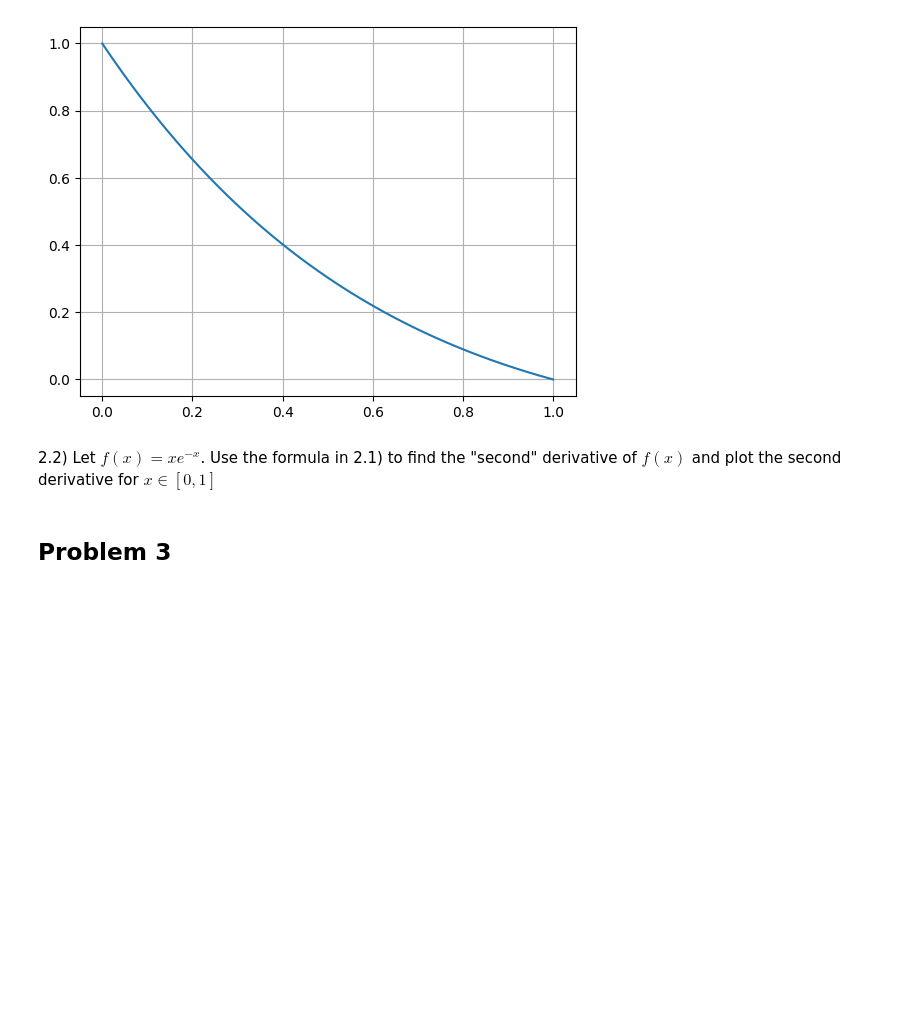
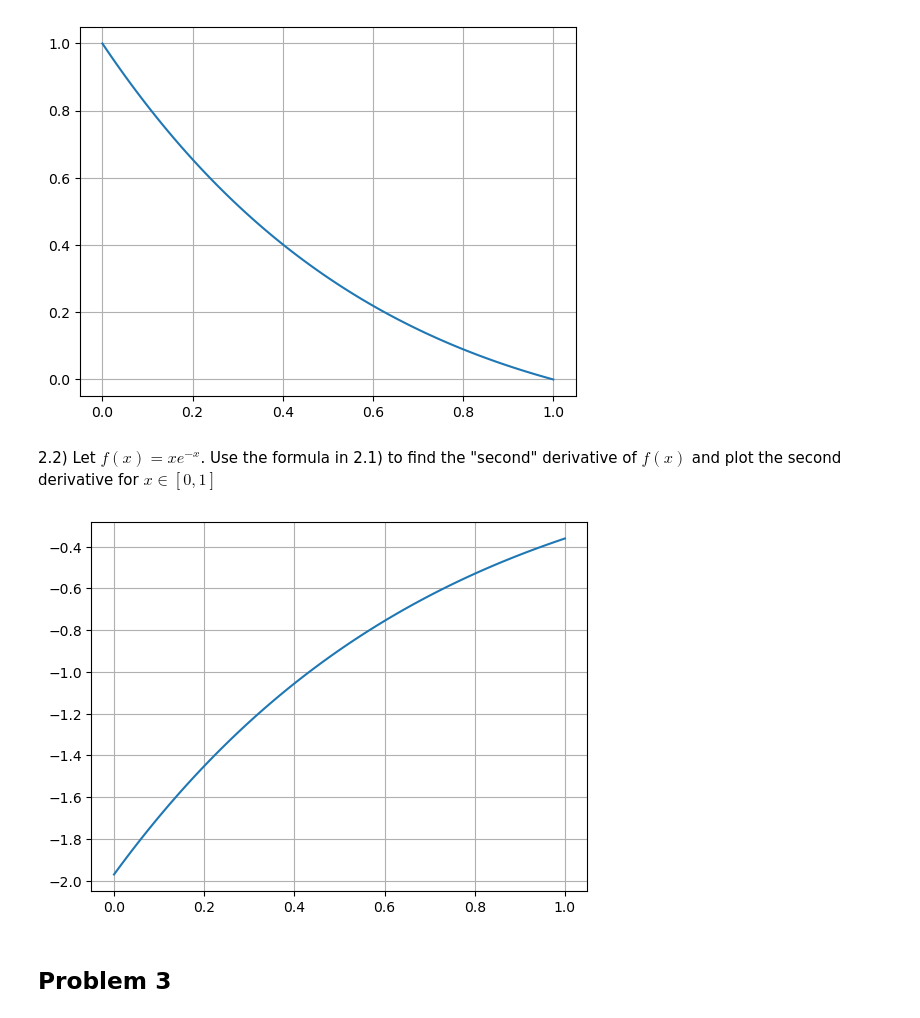
Before and after one commit to chaiyanunSaku/numcom, a Jupyter notebook: Homework2.ipynb, the cells around one changed output. Drawn from its saved outputs; the diff is of its cells as text; code cells hidden in the pictures; blank space fills up the shorter version.

```diff
--- a/Homework2.ipynb
+++ b/Homework2.ipynb
@@ -176,6 +176,18 @@ plt.show()
 [figure]
 # %% [markdown]
 2.2) Let $f(x) = xe^{-x}$. Use the formula in 2.1) to find the "second" derivative of $f(x)$ and plot the second derivative for $x \in [0,1]$
+# %%
+def second_derivative(x, h):
+    return (f(x + 2*h) - 2*f(x+h) + f(x)) / h**2
+
+x_values = np.linspace(0,1, 100)
+y_values = second_derivative(x_values, 0.01)
+
+plt.plot(x_values,y_values)
+plt.grid()
+plt.show()
+# %% [output]
+[figure, added]
 # %% [markdown]
 ## Problem 3
 # %% [markdown]
```
Also changed, not shown: parts of 3 cells of this notebook.
